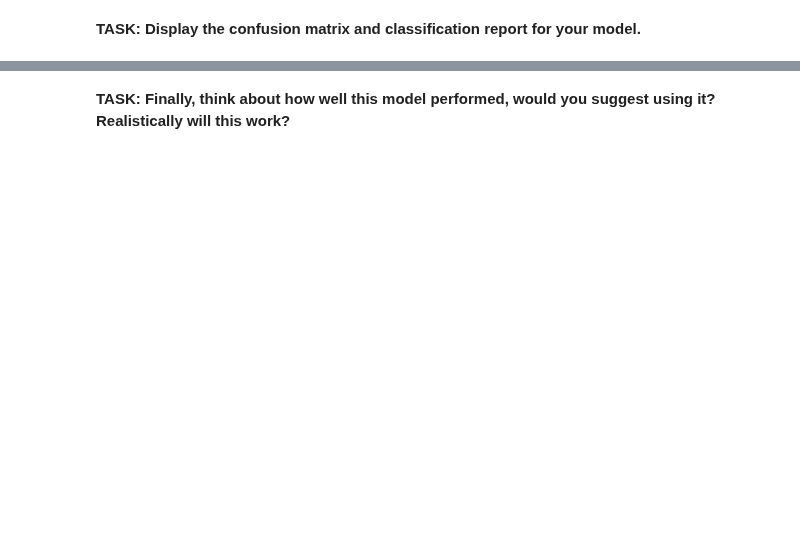
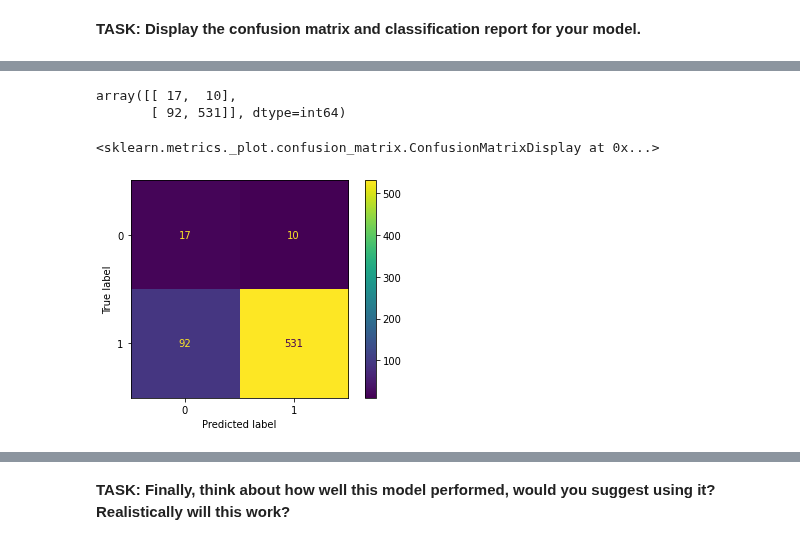
Before and after one commit to Denisse-AB/machine-learning, a Jupyter notebook: SVM-Project-Exercise.ipynb, the cells around one changed output, grey strips where cells are left out. Drawn from its saved outputs; the diff is of its cells as text; code cells hidden in the pictures; blank space fills up the shorter version.

```diff
--- a/SVM-Project-Exercise.ipynb
+++ b/SVM-Project-Exercise.ipynb
@@ -187,0 +188,2 @@ GridSearchCV(estimator=SVC(class_weight='balanced'),
+# %%
+full_cv_classifier.fit(scaled_X_train,y_train)
@@ -203,0 +202,16 @@ weighted avg       0.95      0.84      0.88       650
+# %%
+y_pred = full_cv_classifier.predict(scaled_X_test)
+# %%
+cm = confusion_matrix(y_test,y_pred)
+# %%
+cm
+# %% [output]
+array([[ 17,  10],
+       [ 92, 531]], dtype=int64)
+# %%
+disp = ConfusionMatrixDisplay(confusion_matrix=cm)
+# %%
+disp.plot()
+# %% [output]
+<sklearn.metrics._plot.confusion_matrix.ConfusionMatrixDisplay at 0x...>
+[figure, added]
```
Also changed, not shown: parts of 18 cells of this notebook.
